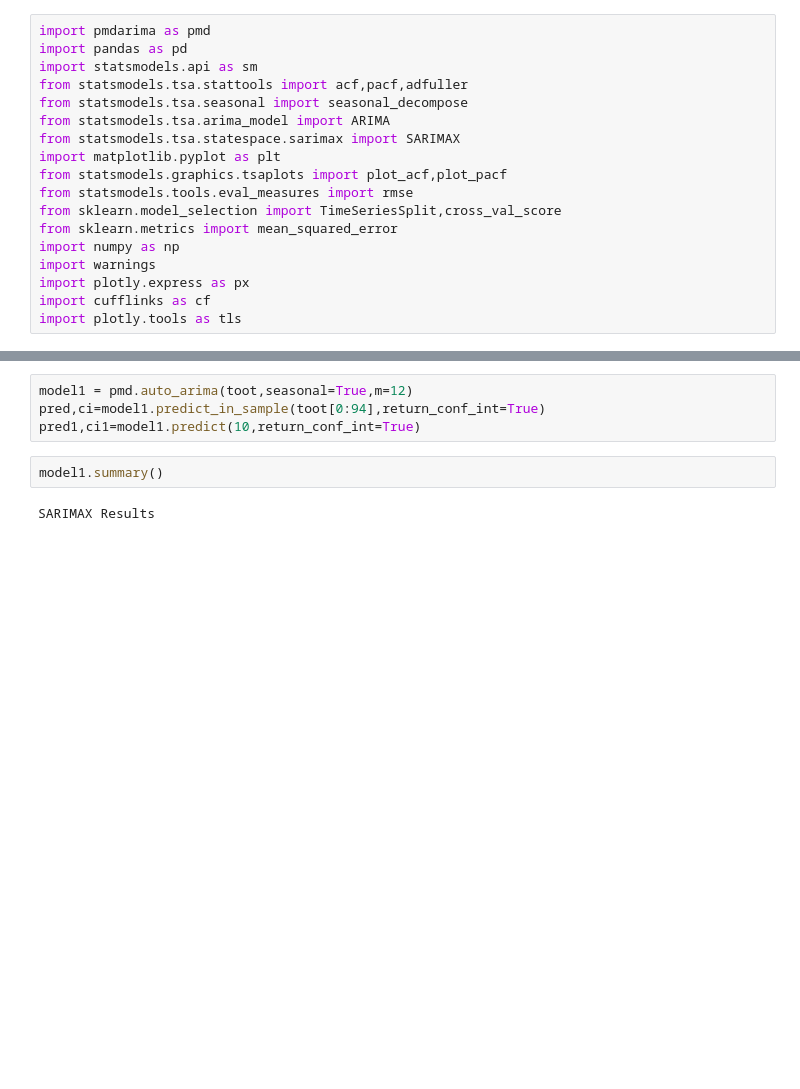
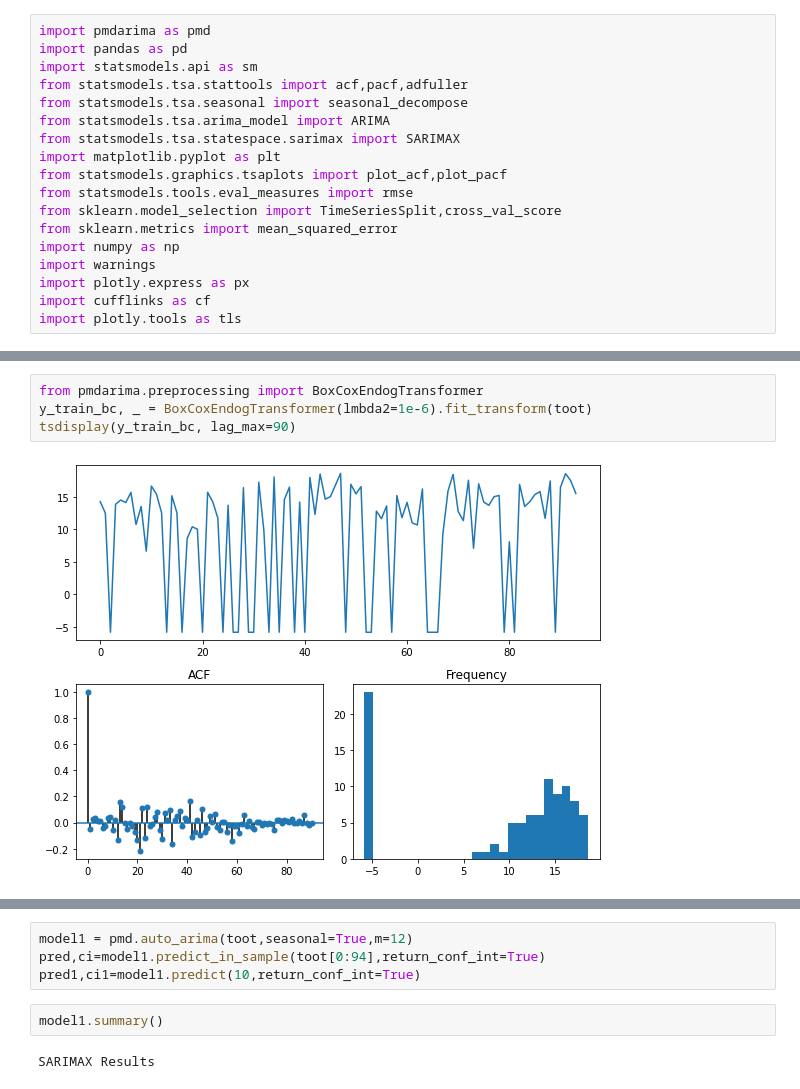
Before and after one commit to mswastik/forecasting, a Jupyter notebook: SARIMAv3.ipynb, the cells around one changed output, grey strips where cells are left out. Drawn from its saved outputs; the diff is of its cells as text; blank space fills up the shorter version.

```diff
--- a/SARIMAv3.ipynb
+++ b/SARIMAv3.ipynb
@@ -79,0 +94,6 @@ toot=toot.loc[toot.cases<=80000]
+# %%
+from pmdarima.preprocessing import BoxCoxEndogTransformer
+y_train_bc, _ = BoxCoxEndogTransformer(lmbda2=1e-6).fit_transform(toot)
+tsdisplay(y_train_bc, lag_max=90)
+# %% [output]
+[figure, added]
```
Also changed, not shown: parts of 17 cells of this notebook.
